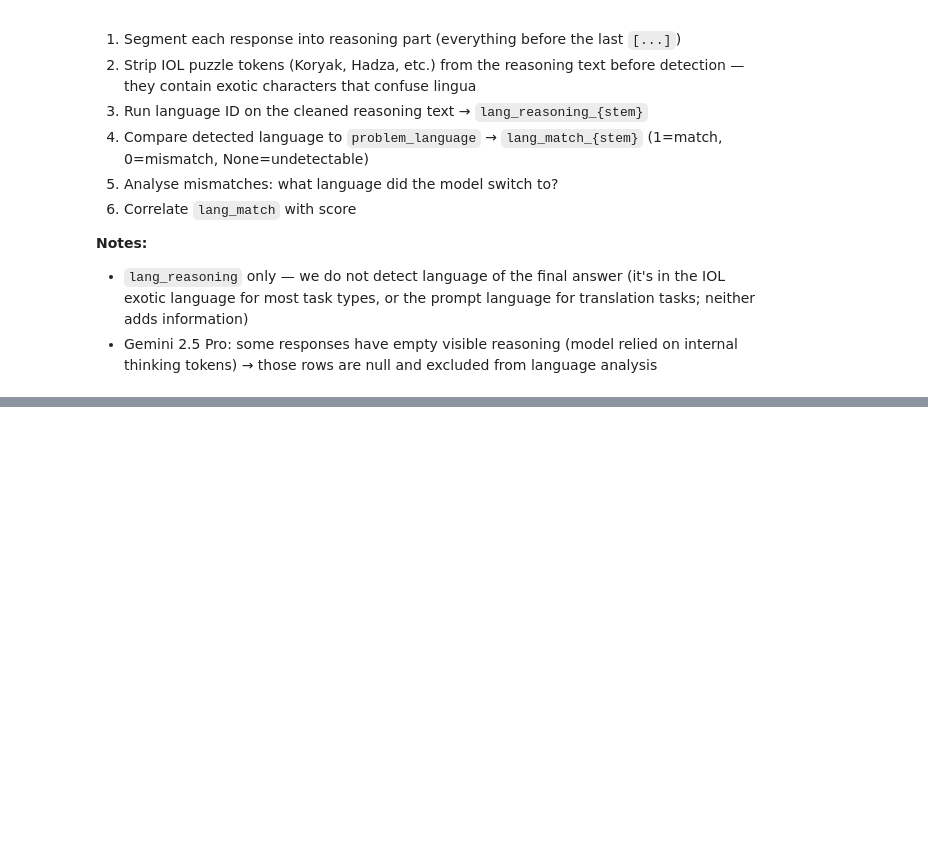
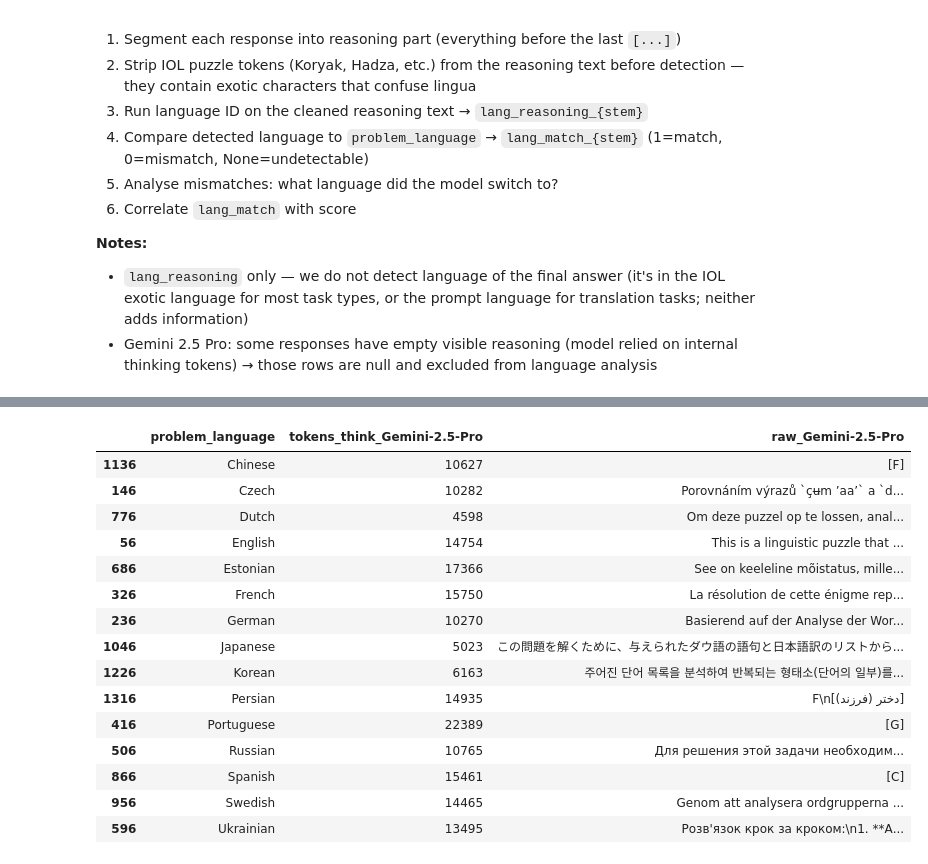
Before and after one commit to rita-berrada/wmt-mist, a Jupyter notebook: analysis_lr.ipynb, the cells around one changed output, grey strips where cells are left out. Cells and saved outputs as stored; diff of their text form; code cells hidden in the pictures; blank space fills up the shorter version.

```diff
--- a/analysis_lr.ipynb
+++ b/analysis_lr.ipynb
@@ -691,0 +745,19 @@ for stem in ['Gemini-2.5-Pro', 'GPT-4.1']:
+# %%
+df[df['id'] == '4:a10'][['problem_language', 'tokens_think_Gemini-2.5-Pro', 'raw_Gemini-2.5-Pro']].sort_values('problem_language')
+# %% [output]
+|  | problem_language | tokens_think_Gemini-2.5-Pro | raw_Gemini-2.5-Pro |
+| 1136 | Chinese | 10627 | [F] |
+| 146 | Czech | 10282 | Porovnáním výrazů `çʉm ’aa’` a `d... |
+| 776 | Dutch | 4598 | Om deze puzzel op te lossen, anal... |
+| 56 | English | 14754 | This is a linguistic puzzle that ... |
+| 686 | Estonian | 17366 | See on keeleline mõistatus, mille... |
+| 326 | French | 15750 | La résolution de cette énigme rep... |
+| 236 | German | 10270 | Basierend auf der Analyse der Wor... |
+| 1046 | Japanese | 5023 | この問題を解くために、与えられたダウ語の語句と日本語訳のリストから... |
+| 1226 | Korean | 6163 | 주어진 단어 목록을 분석하여 반복되는 형태소(단어의 일부)를... |
+| 1316 | Persian | 14935 | F\n[دختر (فرزند)] |
+| 416 | Portuguese | 22389 | [G] |
+| 506 | Russian | 10765 | Для решения этой задачи необходим... |
+| 866 | Spanish | 15461 | [C] |
+| 956 | Swedish | 14465 | Genom att analysera ordgrupperna ... |
+| 596 | Ukrainian | 13495 | Розв'язок крок за кроком:\n1. **А... |
```
Also changed, not shown: parts of 39 cells of this notebook.
